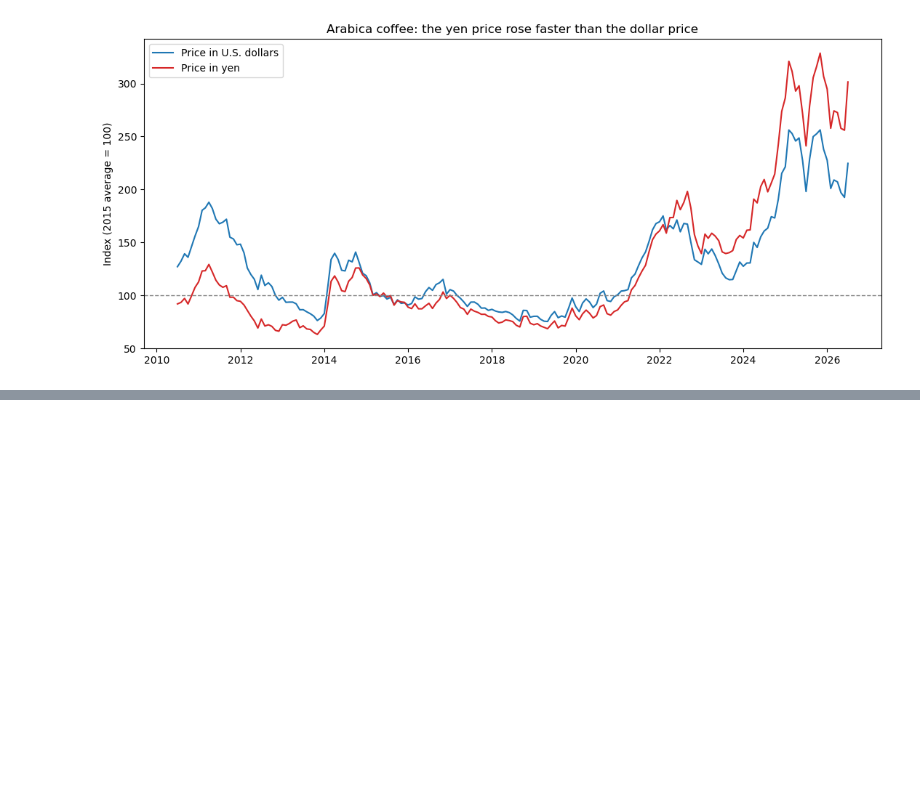
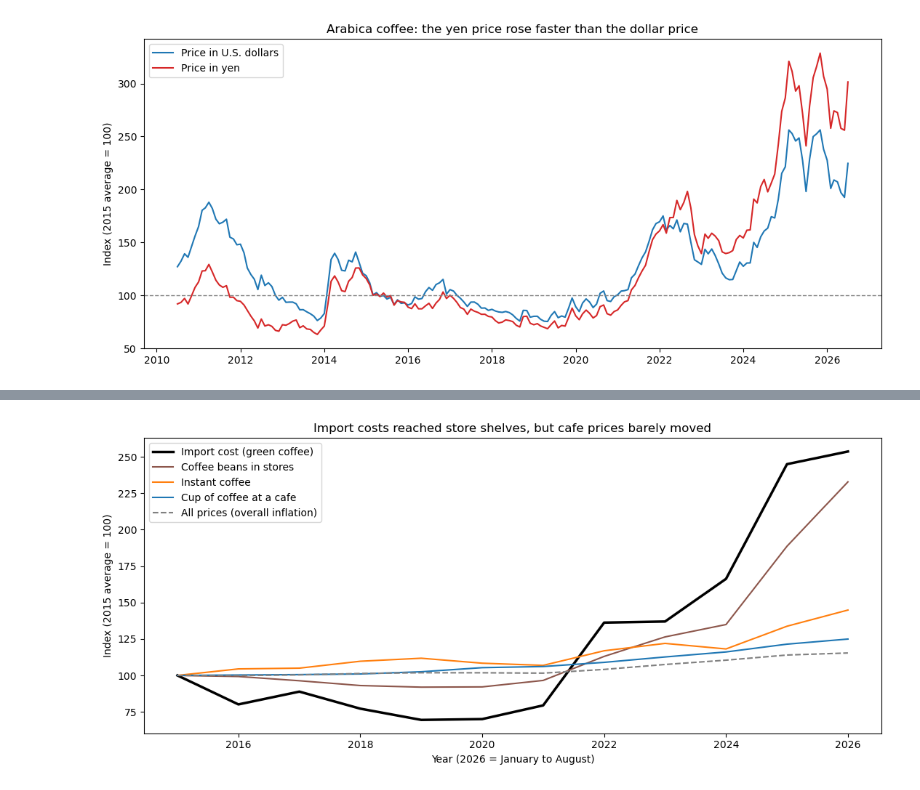
Before and after one commit to reyadriancol/coffee-yen-project, a Jupyter notebook: notebooks/01_first_look.ipynb, the cells around one changed output, grey strips where cells are left out. Cells and saved outputs as stored; diff of their text form; code cells hidden in the pictures; blank space fills up the shorter version.

```diff
--- a/notebooks/01_first_look.ipynb
+++ b/notebooks/01_first_look.ipynb
@@ -164,0 +392,16 @@ plt.show()
+# %%
+# Columns to compare: overall inflation, store-bought coffee, and cafe coffee
+cpi_cols = ["cpi_all_items", "cpi_coffee_beans", "cpi_instant_coffee", "cpi_cafe_coffee_coffee_shop"]
+
+# Yearly averages for the CPI columns
+cpi["year"] = cpi["month"].dt.year
+cpi_yearly = cpi.groupby("year")[cpi_cols].mean()
+
+# Add Japan's yearly import cost from the Step 11 table
+cpi_yearly["import_cost"] = yearly["import_yen_kg"]
+
+# Keep 2015 onward and rescale every column so 2015 = 100
+cpi_yearly = cpi_yearly.loc[2015:]
+cpi_index = cpi_yearly / cpi_yearly.loc[2015] * 100
+
+cpi_index.round(0)
@@ -164,0 +423,18 @@ plt.show()
+# %%
+# One line per series, all indexed to 2015 = 100
+fig, ax = plt.subplots(figsize=(11, 5))
+ax.plot(cpi_index.index, cpi_index["import_cost"], label="Import cost (green coffee)", color="black", linewidth=2.5)
+ax.plot(cpi_index.index, cpi_index["cpi_coffee_beans"], label="Coffee beans in stores", color="tab:brown")
+ax.plot(cpi_index.index, cpi_index["cpi_instant_coffee"], label="Instant coffee", color="tab:orange")
+ax.plot(cpi_index.index, cpi_index["cpi_cafe_coffee_coffee_shop"], label="Cup of coffee at a cafe", color="tab:blue")
+ax.plot(cpi_index.index, cpi_index["cpi_all_items"], label="All prices (overall inflation)", color="gray", linestyle="--")
+
+# Labels and title
+ax.set_title("Import costs reached store shelves, but cafe prices barely moved")
+ax.set_ylabel("Index (2015 average = 100)")
+ax.set_xlabel("Year (2026 = January to August)")
+ax.legend()
+plt.tight_layout()
+plt.show()
+# %% [output]
+[figure, added]
```
Also changed, not shown: parts of 23 cells of this notebook, 4 other files.
